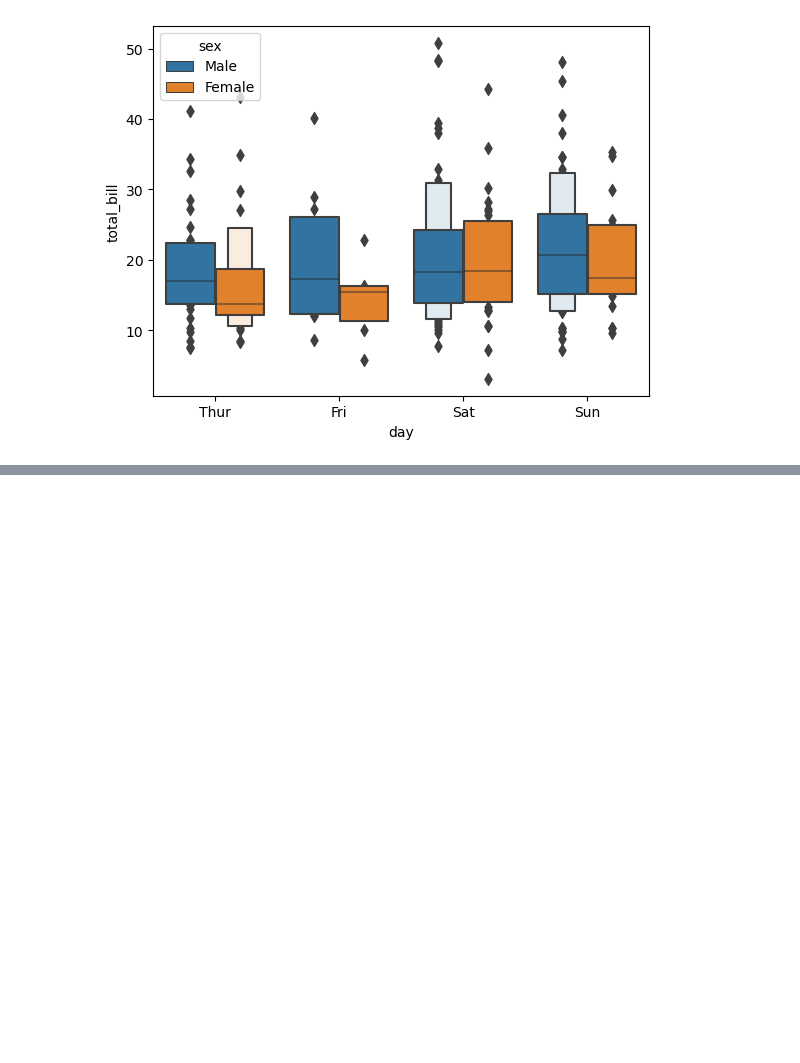
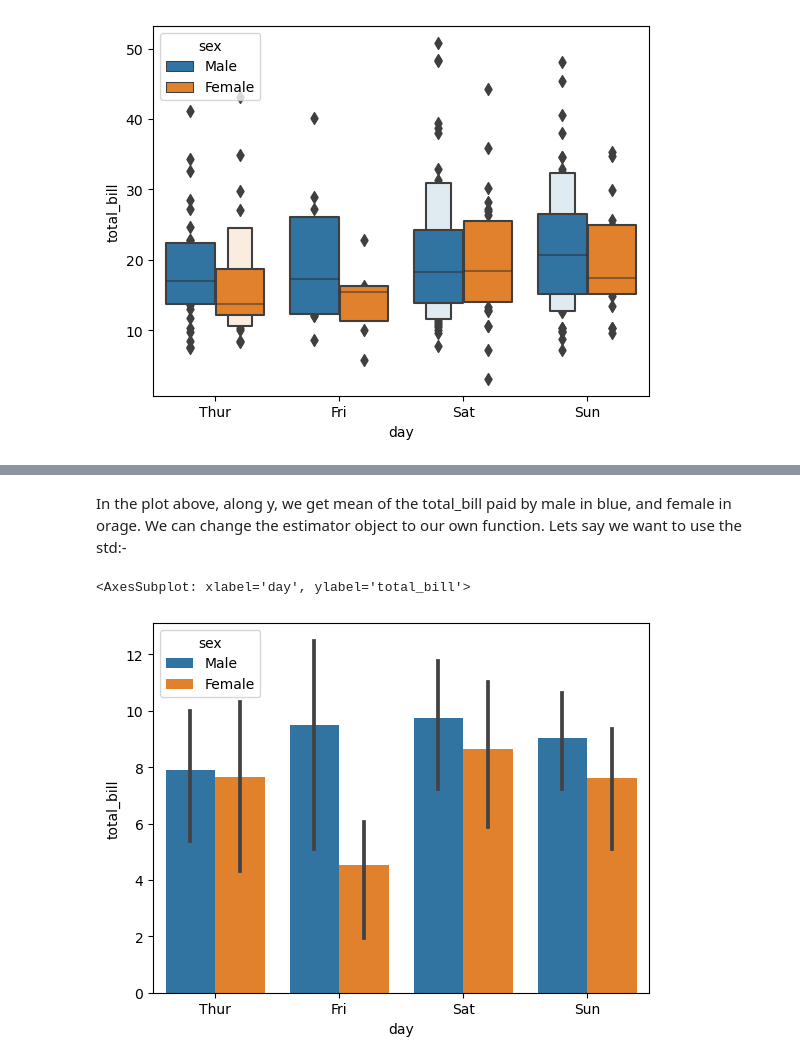
Before and after one commit to rahcusa/data-science-from-scratch-part1, a Jupyter notebook: Section 5 - Seaborn - part 2 - Categorical plots.ipynb, the cells around one changed output, grey strips where cells are left out. Cells and saved outputs as stored; diff of their text form; code cells hidden in the pictures; blank space fills up the shorter version.

```diff
--- a/Section 5 - Seaborn - part2.ipynb
+++ b/Section 5 - Seaborn - part 2 - Categorical plots.ipynb
@@ -137,0 +152,7 @@ sns.boxenplot(x='day', y='total_bill', data=tips, hue='sex')
+# %% [markdown]
+In the plot above, along y, we get mean of the total_bill paid by male in blue, and female in orage. We can change the estimator object to our own function. Lets say we want to use the std:-
+# %%
+sns.barplot(x='day', y='total_bill', data=tips, hue='sex', estimator=np.std)
+# %% [output]
+<AxesSubplot: xlabel='day', ylabel='total_bill'>
+[figure, added]
```
Also changed, not shown: parts of 12 cells of this notebook.
